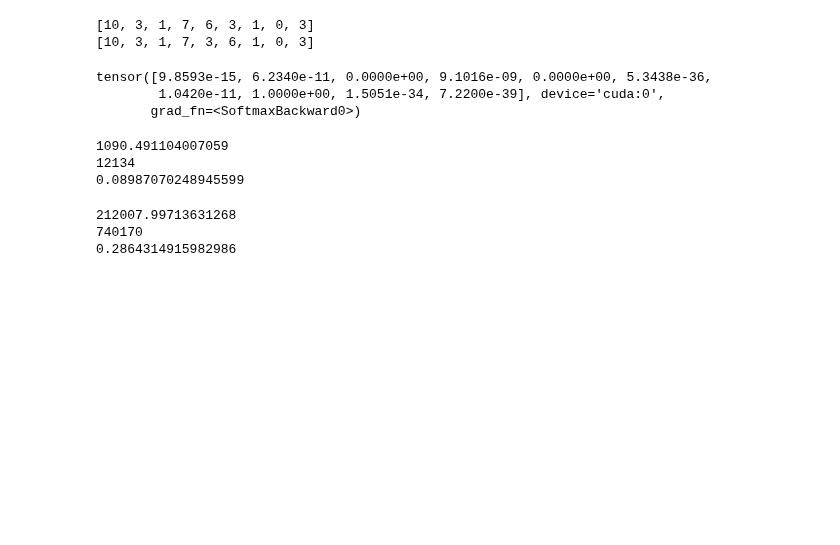
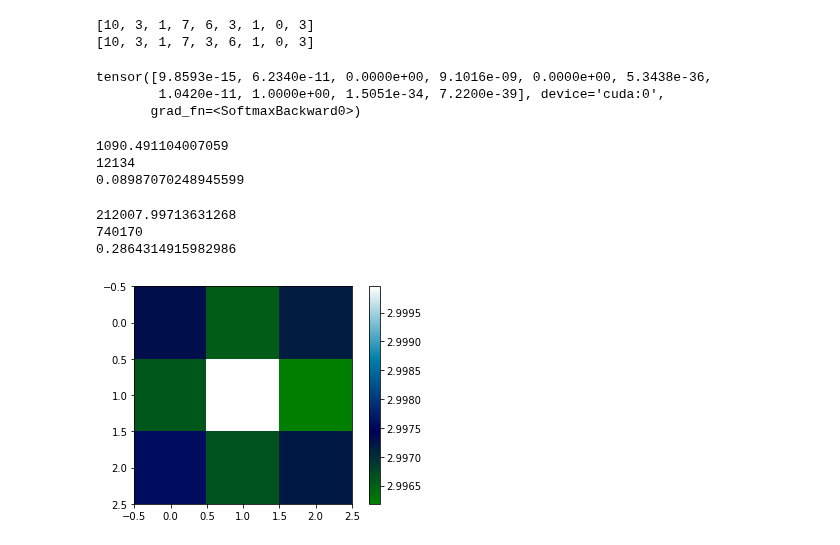
Before and after one commit to obayyub/Alphatoe, a Jupyter notebook: model_clean.ipynb, the cells around one changed output. Drawn from its saved outputs; the diff is of its cells as text; code cells hidden in the pictures; blank space fills up the shorter version.

Commit message:
trie game tree and entropy

```diff
--- a/model_clean.ipynb
+++ b/model_clean.ipynb
@@ -135,7 +137,7 @@ def gen_data_labels_one_hot(labels):
     print('One hot encoded labels')
     return encoded_labels
 
-def train_test_split(data, encoded_labels, test_train_split=test_train_split):
+def _train_test_split(data, encoded_labels, test_train_split=test_train_split):
     data = t.from_numpy(data)
     encoded_labels = t.from_numpy(encoded_labels).to(t.float)
     total_data = list(zip(data, encoded_labels))
@@ -164,7 +166,7 @@ def do_it_all(games_type):
         _, moves = generate_strat_games_data()
     data, labels = gen_data_labels(moves)
     encoded_labels = gen_data_labels_one_hot(labels)
-    train_data, train_labels, test_data, test_labels = train_test_split(data, encoded_labels)
+    train_data, train_labels, test_data, test_labels = _train_test_split(data, encoded_labels)
     return train_data, train_labels, test_data, test_labels
 
 def loss_fn(logits: Tensor, labels: Tensor):
@@ -406,3 +408,26 @@ print(tree_entropy/games_seen)
 # %%
 board = Board()
 generate_tree(board, get_best_moves)
+# %%
+trie = Trie()
+boards = [Board()]
+games = generate_all_games(boards)
+
+moves = [[10] + game.moves_played + ([9] * (10 - len(game.moves_played))) for game in games]
+
+#split moves into train and test randomly
+train_moves, _ = train_test_split(moves, test_size=0.2, random_state=42)
+
+for move in train_moves:
+    trie.insert(move)
+# %%
+#torch tensor 3 by 3
+first_move_entropy = t.tensor([[trie.partial_game_entropy([10, 0]), trie.partial_game_entropy([10, 1]), trie.partial_game_entropy([10, 2])],
+                               [trie.partial_game_entropy([10, 3]), trie.partial_game_entropy([10, 4]), trie.partial_game_entropy([10, 5])],
+                               [trie.partial_game_entropy([10, 6]), trie.partial_game_entropy([10, 7]), trie.partial_game_entropy([10, 8])]])
+
+#imshow tensor
+plt.imshow(first_move_entropy, cmap='ocean', interpolation='nearest');
+plt.colorbar();
+# %% [output]
+[figure, added]
```
Also changed, not shown: parts of 3 cells of this notebook, 4 other files.
